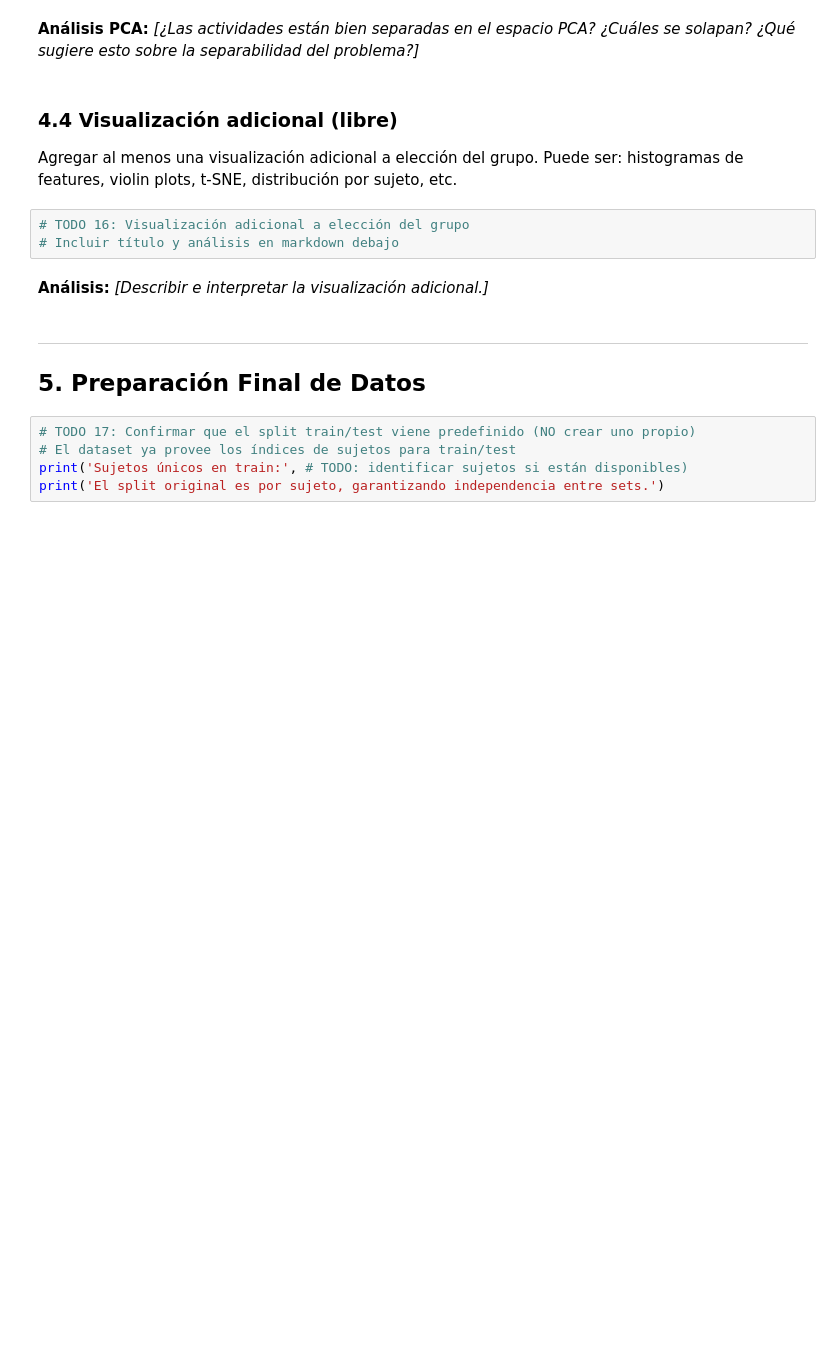
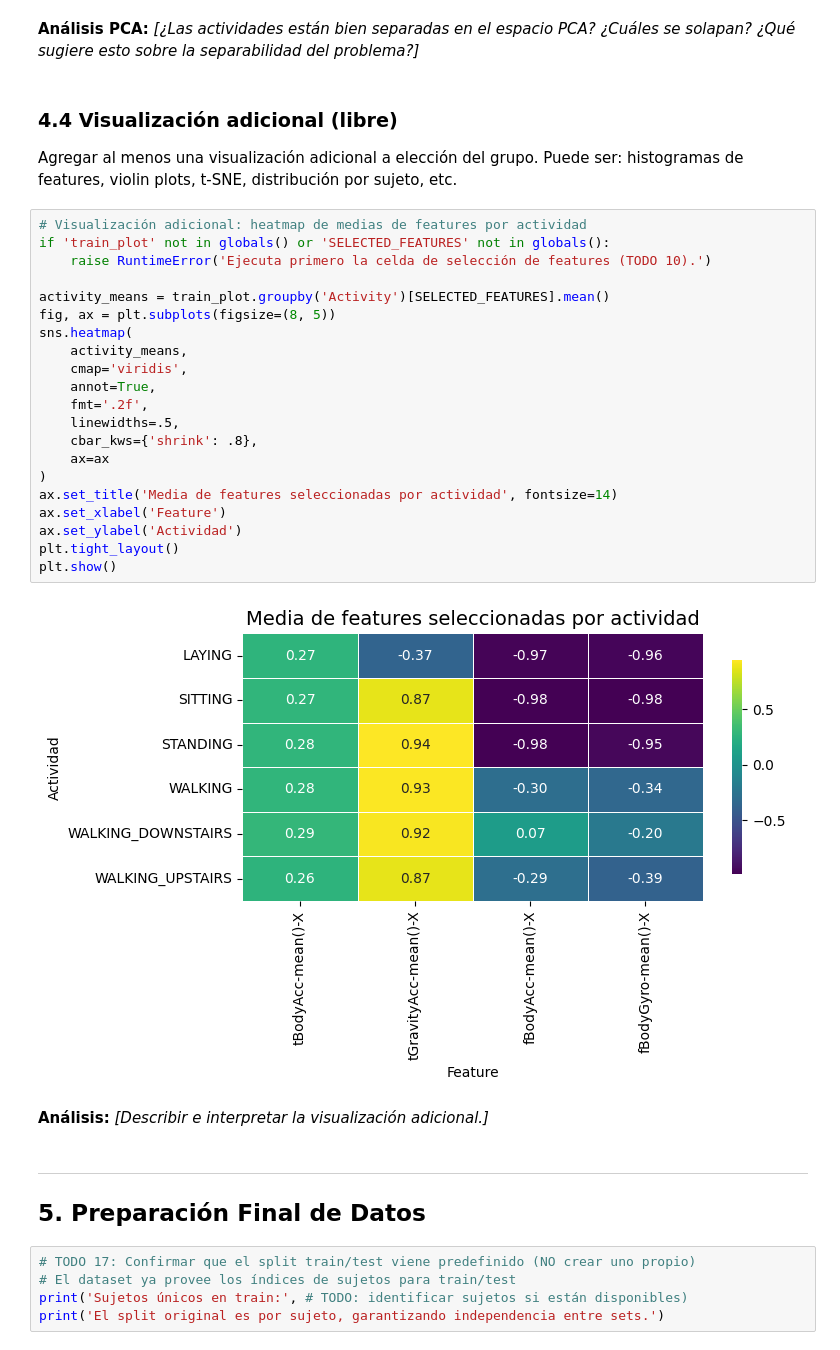
Before and after one commit to JorgeRohass/ProyectoML, a Jupyter notebook: docs/notebook_fase1_grupoXX.ipynb, the cells around one changed output. Drawn from its saved outputs; the diff is of its cells as text; blank space fills up the shorter version.

```diff
--- a/docs/notebook_fase1_grupoXX.ipynb
+++ b/docs/notebook_fase1_grupoXX.ipynb
@@ -354,9 +389,29 @@ print(f'Varianza explicada PC2: {pca.explained_variance_ratio_[1]:.3f}')
 ### 4.4 Visualización adicional (libre)
 
 Agregar al menos una visualización adicional a elección del grupo. Puede ser: histogramas de features, violin plots, t-SNE, distribución por sujeto, etc.
-# %%
-# TODO 16: Visualización adicional a elección del grupo
-# Incluir título y análisis en markdown debajo
+# %%
+# Visualización adicional: heatmap de medias de features por actividad
+if 'train_plot' not in globals() or 'SELECTED_FEATURES' not in globals():
+    raise RuntimeError('Ejecuta primero la celda de selección de features (TODO 10).')
+
+activity_means = train_plot.groupby('Activity')[SELECTED_FEATURES].mean()
+fig, ax = plt.subplots(figsize=(8, 5))
+sns.heatmap(
+    activity_means,
+    cmap='viridis',
+    annot=True,
+    fmt='.2f',
+    linewidths=.5,
+    cbar_kws={'shrink': .8},
+    ax=ax
+)
+ax.set_title('Media de features seleccionadas por actividad', fontsize=14)
+ax.set_xlabel('Feature')
+ax.set_ylabel('Actividad')
+plt.tight_layout()
+plt.show()
+# %% [output]
+[figure, added]
 # %% [markdown]
 **Análisis:** *[Describir e interpretar la visualización adicional.]*
 # %% [markdown]
```
Also changed, not shown: parts of 3 cells of this notebook.
